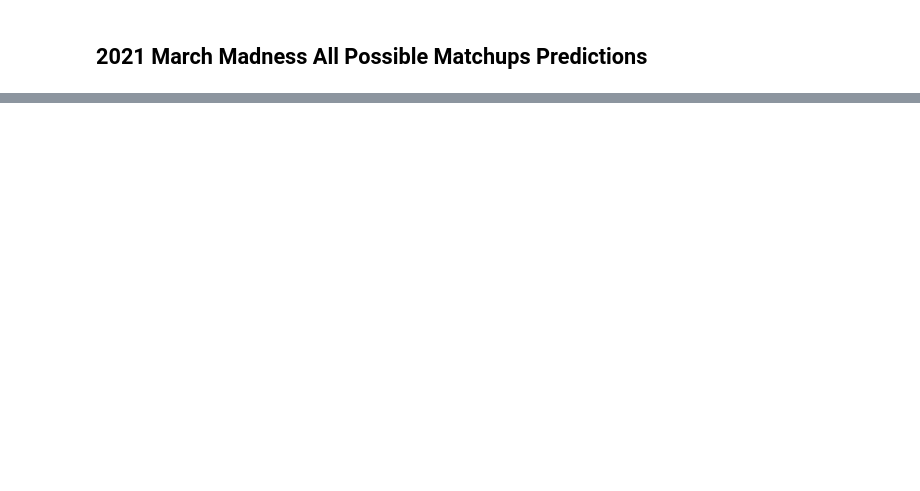
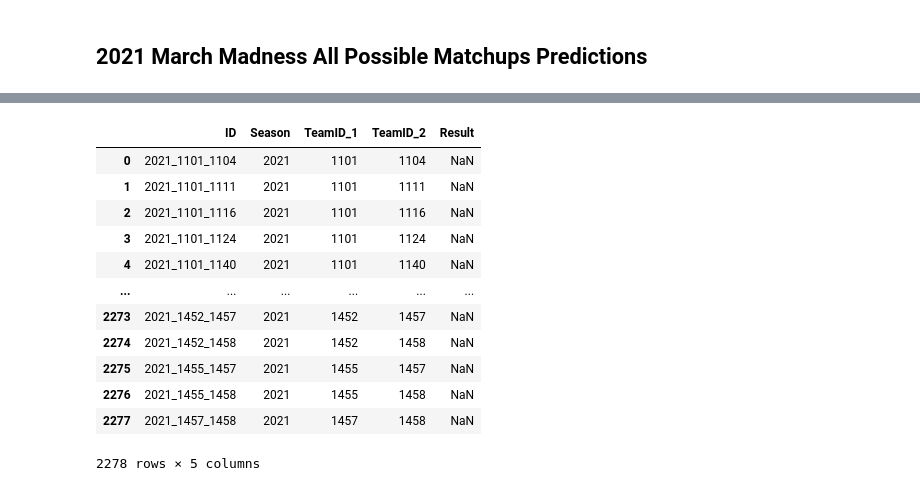
Before and after one commit to bradylange/march-madness-bracket-predictor, a Jupyter notebook: src/march_madness_bracket_predictor.ipynb, the cells around one changed output, grey strips where cells are left out. Saved outputs shown, nothing was run; the diff lists cells and outputs as text; code cells hidden in the pictures; blank space fills up the shorter version.

```diff
--- a/src/march_madness_bracket_predictor.ipynb
+++ b/src/march_madness_bracket_predictor.ipynb
@@ -20,3 +22,20 @@ pd.set_option("display.max.columns", None)
+# %%
+base_path = os.path.abspath("..")
+data_path = os.path.join(base_path, "data")
+output_path = os.path.join(data_path, "output_data")
+
+m_subm_stage_1_output_path = os.path.join(output_path, "m_submission_stage_1.csv")
+m_subm_stage_2_output_path = os.path.join(output_path, "m_submission_stage_2.csv")
+
+data_file_paths = {}
+exclude_dirs = ["initial_data", "ncaa_march_madness_2020_data", "MDataFiles_Stage1"]
+
+for root, dirs, files in os.walk(data_path, topdown=True):
+    # Exclude last year's challenge data
+    dirs[:] = [d for d in dirs if d not in exclude_dirs]
+    for file_name in files:
+        if file_name.endswith(".csv"):
+            data_file_paths[file_name[:-4]] = os.path.join(root, file_name)
 # %% [markdown]
 ## Load Data
 # %%
@@ -1208,3 +1287,19 @@ def prep2021(matchups_df, ppg_df, eff_df, rankings_df):
+# %%
+prep_predictions_2021(sample_subm_df, m_ncaa_tourney_compact_results_df)
+# %% [output]
+|  | ID | Season | TeamID_1 | TeamID_2 | Result |
+| 0 | 2021_1101_1104 | 2021 | 1101 | 1104 | NaN |
+| 1 | 2021_1101_1111 | 2021 | 1101 | 1111 | NaN |
+| 2 | 2021_1101_1116 | 2021 | 1101 | 1116 | NaN |
+| 3 | 2021_1101_1124 | 2021 | 1101 | 1124 | NaN |
+| 4 | 2021_1101_1140 | 2021 | 1101 | 1140 | NaN |
+| ... | ... | ... | ... | ... | ... |
+| 2273 | 2021_1452_1457 | 2021 | 1452 | 1457 | NaN |
+| 2274 | 2021_1452_1458 | 2021 | 1452 | 1458 | NaN |
+| 2275 | 2021_1455_1457 | 2021 | 1455 | 1457 | NaN |
+| 2276 | 2021_1455_1458 | 2021 | 1455 | 1458 | NaN |
+| 2277 | 2021_1457_1458 | 2021 | 1457 | 1458 | NaN |
+2278 rows × 5 columns
 # %%
 andy_kats_mock_mm_2021_df = prep2021(mock_matchups_df, ppg_df, eff_df, rankings_df)
 andy_kats_mock_mm_2021_df
```
Also changed, not shown: parts of 48 cells of this notebook.
